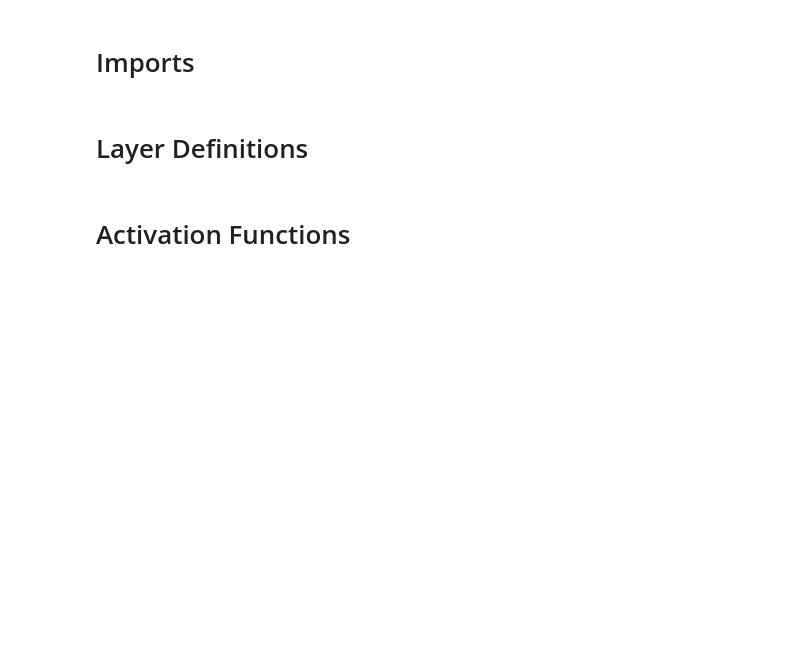
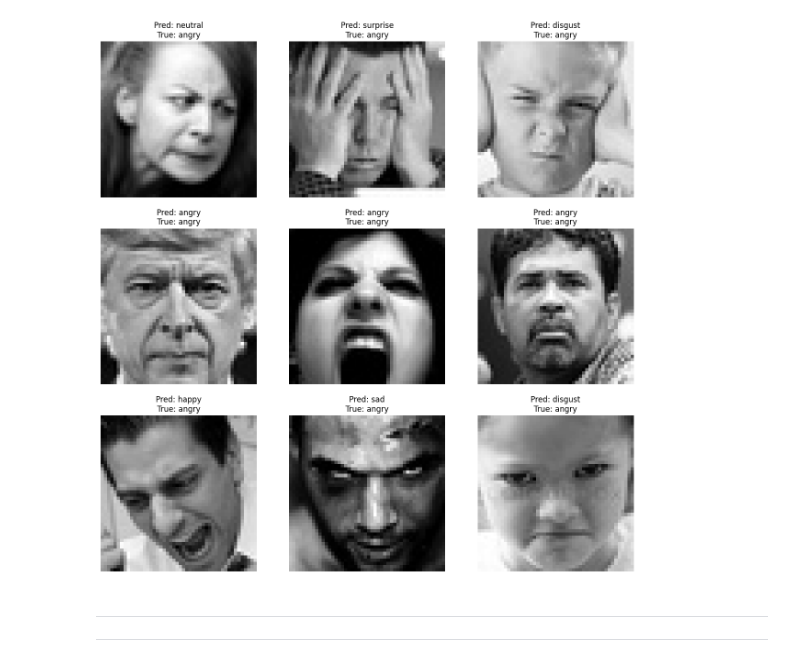
Before and after one commit to tashir0605/SentimentSphere, a Jupyter notebook: Human_Emotion_through_Visual.ipynb, the cells around one changed output. Saved outputs shown, nothing was run; the diff lists cells and outputs as text; code cells hidden in the pictures; blank space fills up the shorter version.

Commit message:
Now Predicting Emotions

```diff
--- a/Human_Emotion_through_Visual.ipynb
+++ b/Human_Emotion_through_Visual.ipynb
@@ -2,0 +151,7 @@
+# %%
+history = model.fit(
+    train_generator,  # Use `train_datagen.flow()` if augmenting data
+    epochs=50,
+    validation_data=val_generator,  # Changed from val_data to val_generator
+    class_weight=class_weights  # Optional: Handle class imbalance
+)
@@ -2,0 +193,18 @@
+# %%
+# Get predictions
+predictions = model.predict(test_generator)
+predicted_labels = np.argmax(predictions, axis=1)  # Convert probabilities to class labels
+
+# Get true labels
+true_labels = test_generator.classes
+
+# Class indices mapping (to convert numeric labels to emotion names)
+class_indices = test_generator.class_indices
+class_names = list(class_indices.keys())
+
+# Print some predictions
+for i in range(10):  # Display first 10 predictions
+    print(f"Image {i + 1}:")
+    print(f"  Predicted: {class_names[predicted_labels[i]]} ({predicted_labels[i]})")
+    print(f"  True: {class_names[true_labels[i]]} ({true_labels[i]})")
+    print()
@@ -2,0 +262,19 @@
+# %%
+# Display some test images with predictions
+def visualize_predictions(test_generator, model, class_names, num_images=9):
+    images, labels = next(test_generator)
+    predictions = model.predict(images)
+    predicted_labels = np.argmax(predictions, axis=1)
+    true_labels = np.argmax(labels, axis=1)
+
+    plt.figure(figsize=(15, 15))
+    for i in range(num_images):
+        plt.subplot(3, 3, i + 1)
+        plt.imshow(images[i].squeeze(), cmap='gray')
+        plt.title(f"Pred: {class_names[predicted_labels[i]]}\nTrue: {class_names[true_labels[i]]}")
+        plt.axis('off')
+    plt.show()
+
+# Call the function to visualize predictions
+visualize_predictions(test_generator, model, class_names)
+# %% [output]
@@ -3,2 +282,9 @@
+[figure, added]
 # %% [markdown]
-# Imports
+
+
+---
+
+
+
+---
@@ -10,2 +290,0 @@ from tensorflow.keras.utils import to_categorical
-# %% [markdown]
-# Layer Definitions
@@ -82,2 +290,0 @@ class Reshape:
-# %% [markdown]
-# Activation Functions
```
Also changed, not shown: parts of 28 cells of this notebook.
